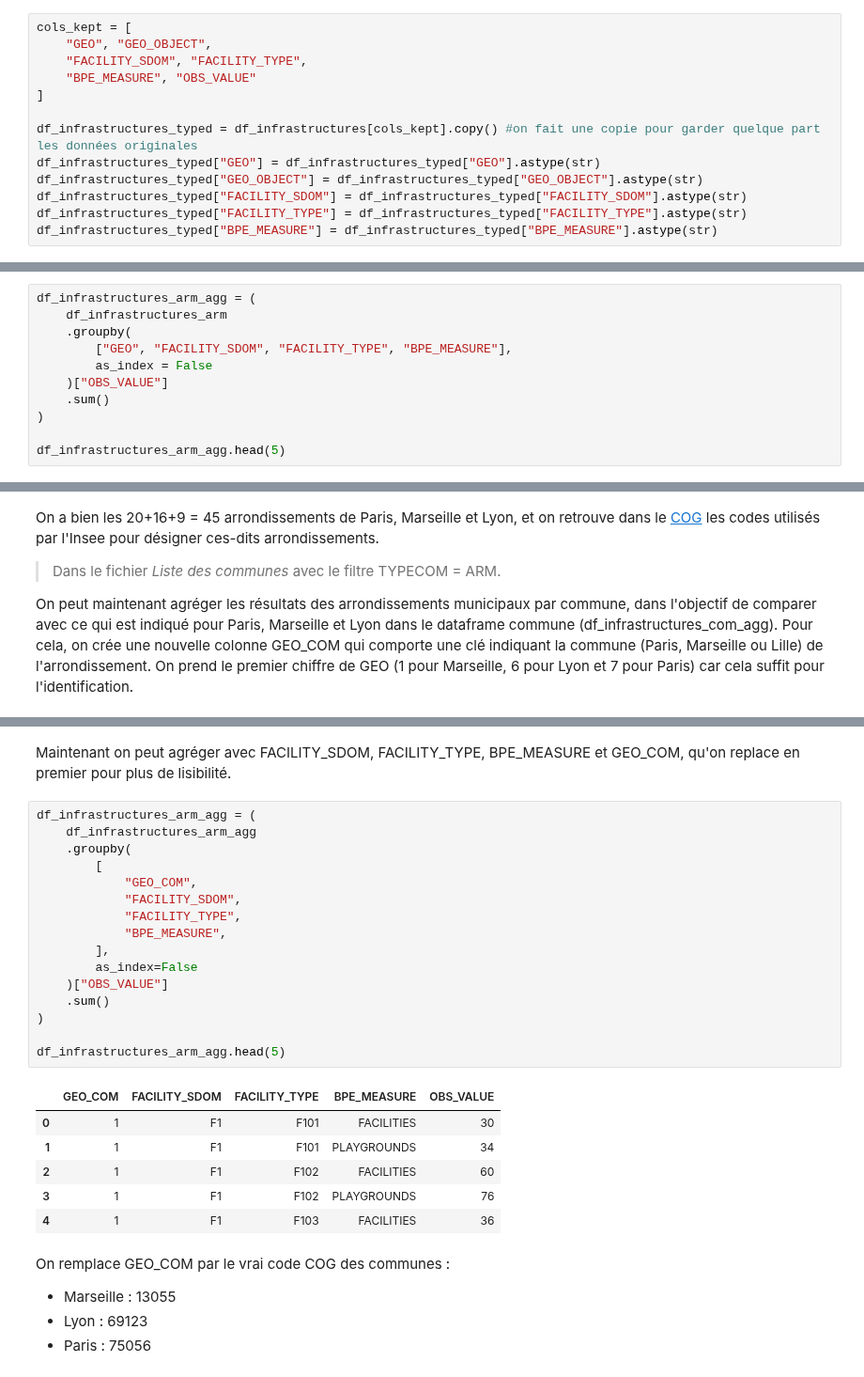
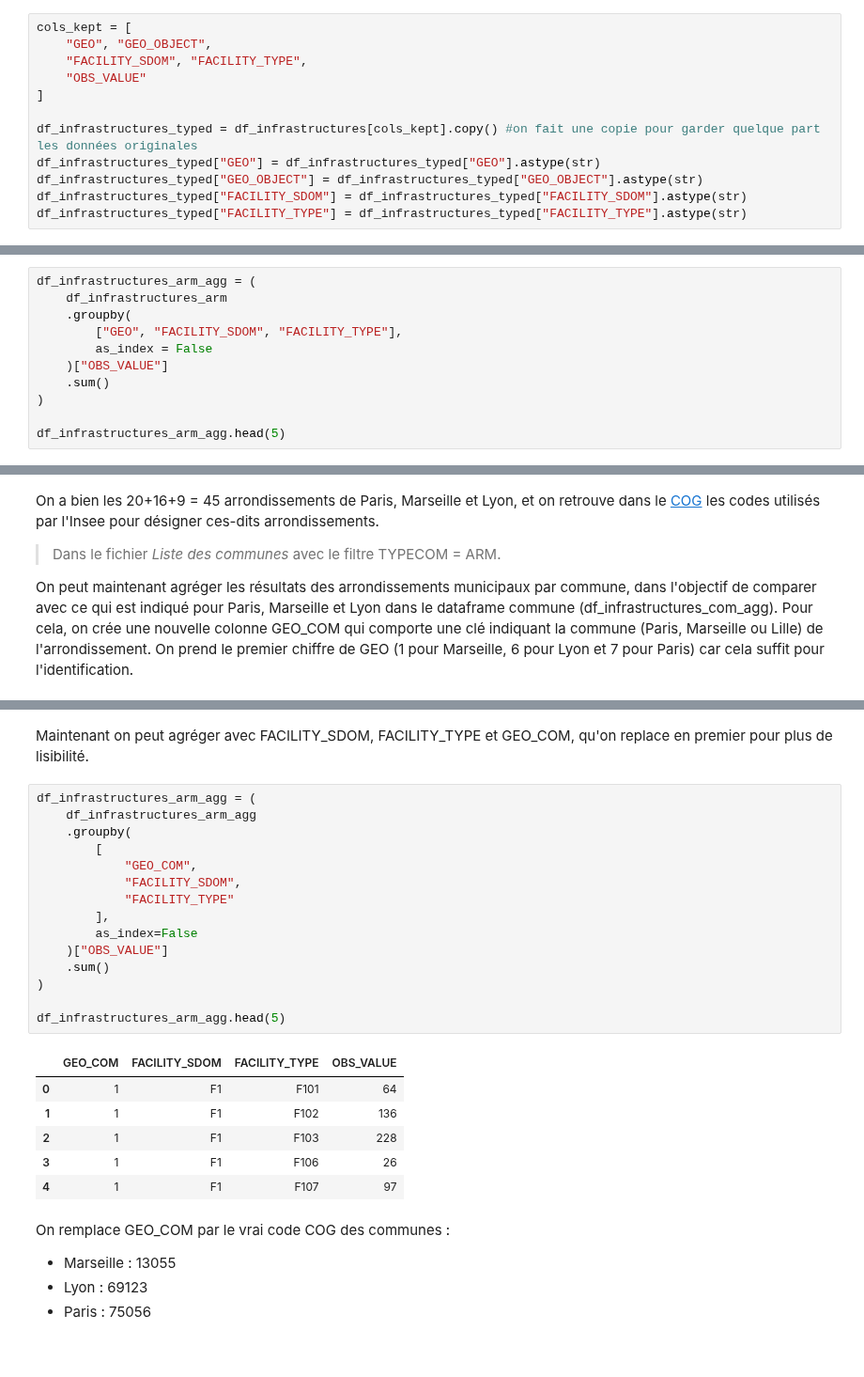
Before and after one commit to heloise1414/Projet-Python-S3, a Jupyter notebook: code/main-clemence v2.ipynb, the cells around one changed output, grey strips where cells are left out. Shown at 94% size. Drawn from its saved outputs; the diff is of its cells as text.

```diff
--- a/code/main-clemence v2.ipynb
+++ b/code/main-clemence v2.ipynb
@@ -179,7 +206,7 @@ Name: count, dtype: int64
 cols_kept = [
     "GEO", "GEO_OBJECT",
     "FACILITY_SDOM", "FACILITY_TYPE",
-    "BPE_MEASURE", "OBS_VALUE"
+    "OBS_VALUE"
 ]
 
 df_infrastructures_typed = df_infrastructures[cols_kept].copy() #on fait une copie pour garder quelque part les données originales
@@ -187,7 +214,6 @@ df_infrastructures_typed["GEO"] = df_infrastructures_typed["GEO"].astype(str)
 df_infrastructures_typed["GEO_OBJECT"] = df_infrastructures_typed["GEO_OBJECT"].astype(str)
 df_infrastructures_typed["FACILITY_SDOM"] = df_infrastructures_typed["FACILITY_SDOM"].astype(str)
 df_infrastructures_typed["FACILITY_TYPE"] = df_infrastructures_typed["FACILITY_TYPE"].astype(str)
-df_infrastructures_typed["BPE_MEASURE"] = df_infrastructures_typed["BPE_MEASURE"].astype(str)
 # %% [markdown]
 Etant donné la taille considérable du fichier (DS_BPE_SPORT_CULTURE_2024_data.csv), il vaut mieux le transformer au format Parquet pour éviter des temps d'exécution trop élevés.
 # %%
@@ -520,7 +546,7 @@ df_infrastructures_com_agg.head(5)
 df_infrastructures_arm_agg = (
     df_infrastructures_arm
     .groupby(
-        ["GEO", "FACILITY_SDOM", "FACILITY_TYPE", "BPE_MEASURE"],
+        ["GEO", "FACILITY_SDOM", "FACILITY_TYPE"],
         as_index = False
     )["OBS_VALUE"]
     .sum()
@@ -606,28 +632,27 @@ df_infrastructures_arm_agg.head(5)
 # %% [markdown]
-Maintenant on peut agréger avec FACILITY_SDOM, FACILITY_TYPE, BPE_MEASURE et GEO_COM, qu'on replace en premier pour plus de lisibilité.
+Maintenant on peut agréger avec FACILITY_SDOM, FACILITY_TYPE et GEO_COM, qu'on replace en premier pour plus de lisibilité.
 # %%
 df_infrastructures_arm_agg = (
     df_infrastructures_arm_agg
     .groupby(
         [
             "GEO_COM",
             "FACILITY_SDOM",
-            "FACILITY_TYPE",
-            "BPE_MEASURE",
+            "FACILITY_TYPE"
         ],
         as_index=False
     )["OBS_VALUE"]
     .sum()
 )
 
 df_infrastructures_arm_agg.head(5)
 # %% [output]
-|  | GEO_COM | FACILITY_SDOM | FACILITY_TYPE | BPE_MEASURE | OBS_VALUE |
-| 0 | 1 | F1 | F101 | FACILITIES | 30 |
-| 1 | 1 | F1 | F101 | PLAYGROUNDS | 34 |
-| 2 | 1 | F1 | F102 | FACILITIES | 60 |
-| 3 | 1 | F1 | F102 | PLAYGROUNDS | 76 |
-| 4 | 1 | F1 | F103 | FACILITIES | 36 |
+|  | GEO_COM | FACILITY_SDOM | FACILITY_TYPE | OBS_VALUE |
+| 0 | 1 | F1 | F101 | 64 |
+| 1 | 1 | F1 | F102 | 136 |
+| 2 | 1 | F1 | F103 | 228 |
+| 3 | 1 | F1 | F106 | 26 |
+| 4 | 1 | F1 | F107 | 97 |
 # %% [markdown]
 On remplace GEO_COM par le vrai code COG des communes :
 - Marseille : 13055
```
Also changed, not shown: parts of 24 cells of this notebook.
